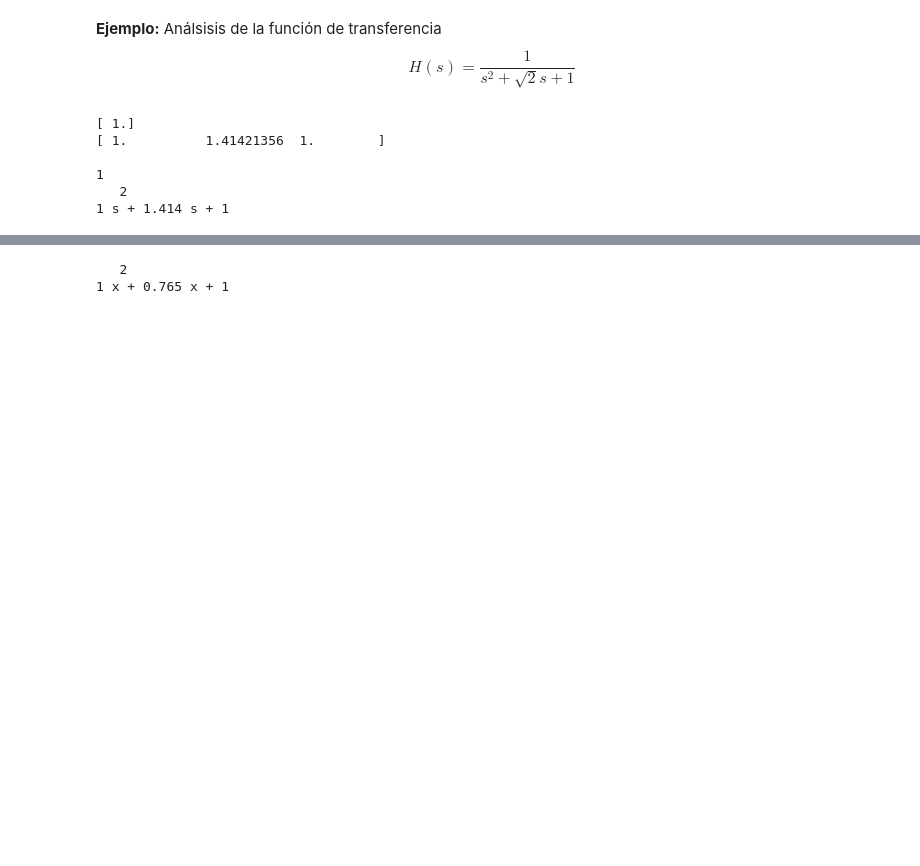
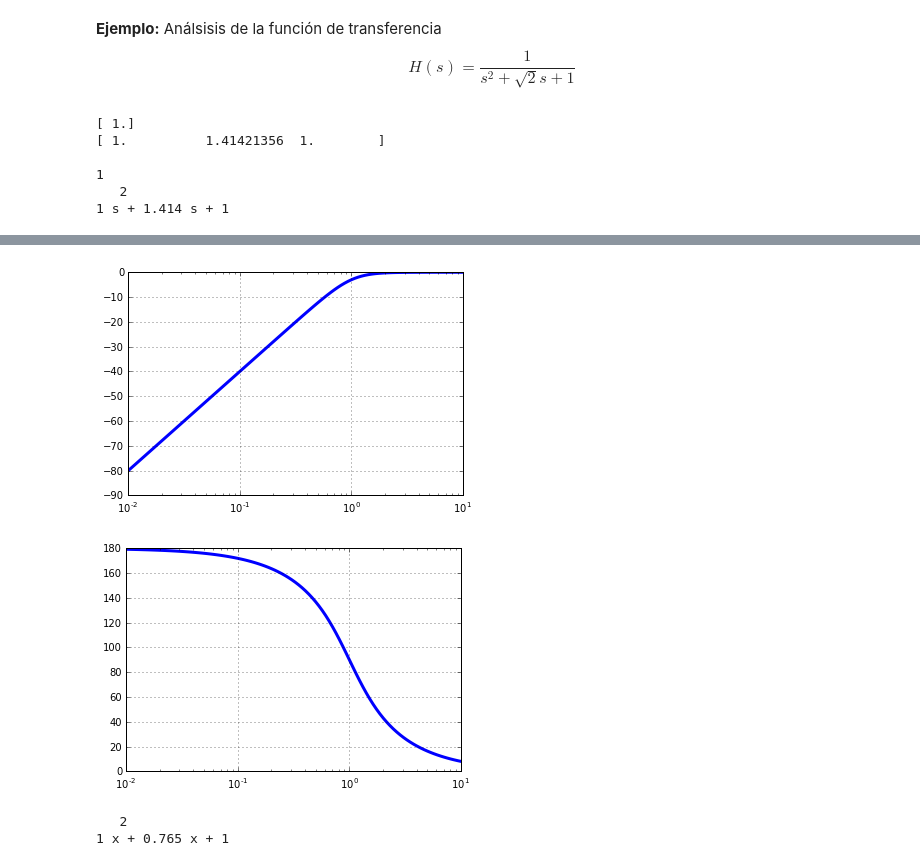
Before and after one commit to Poswer96/filtra_23-i, a Jupyter notebook: src/1. Contextualización/2. Sistemas Lineales Inveriantes en el Tiempo.ipynb, the cells around one changed output, grey strips where cells are left out. Cells and saved outputs as stored; diff of their text form; code cells hidden in the pictures; blank space fills up the shorter version.

```diff
--- a/src/1. Contextualización/2. Sistemas Lineales Inveriantes en el Tiempo.ipynb
+++ b/src/1. Contextualización/2. Sistemas Lineales Inveriantes en el Tiempo.ipynb
@@ -133,3 +155,9 @@ plt.show()
+# %%
+plt = plot_bode(Hs)
+plt.show()
+# %% [output]
+[figure, added]
+[figure, added]
 # %%
 num   = [1]
 den_a = [ 1, 0.765, 1 ]
```
Also changed, not shown: parts of 4 cells of this notebook.
